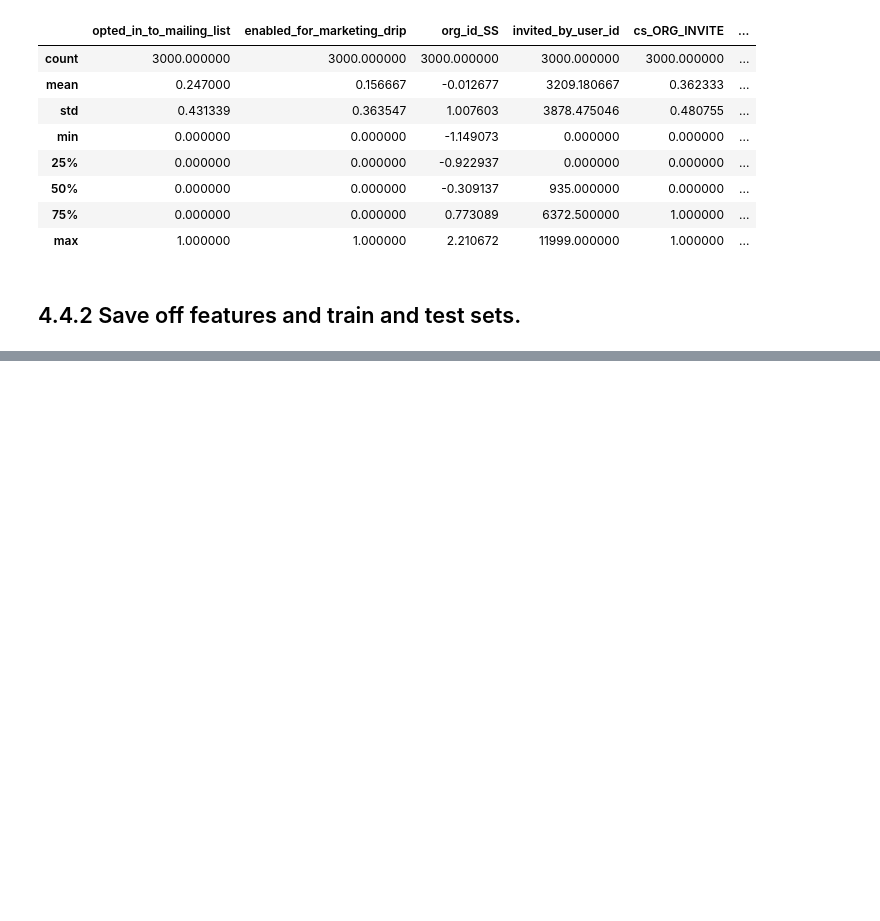
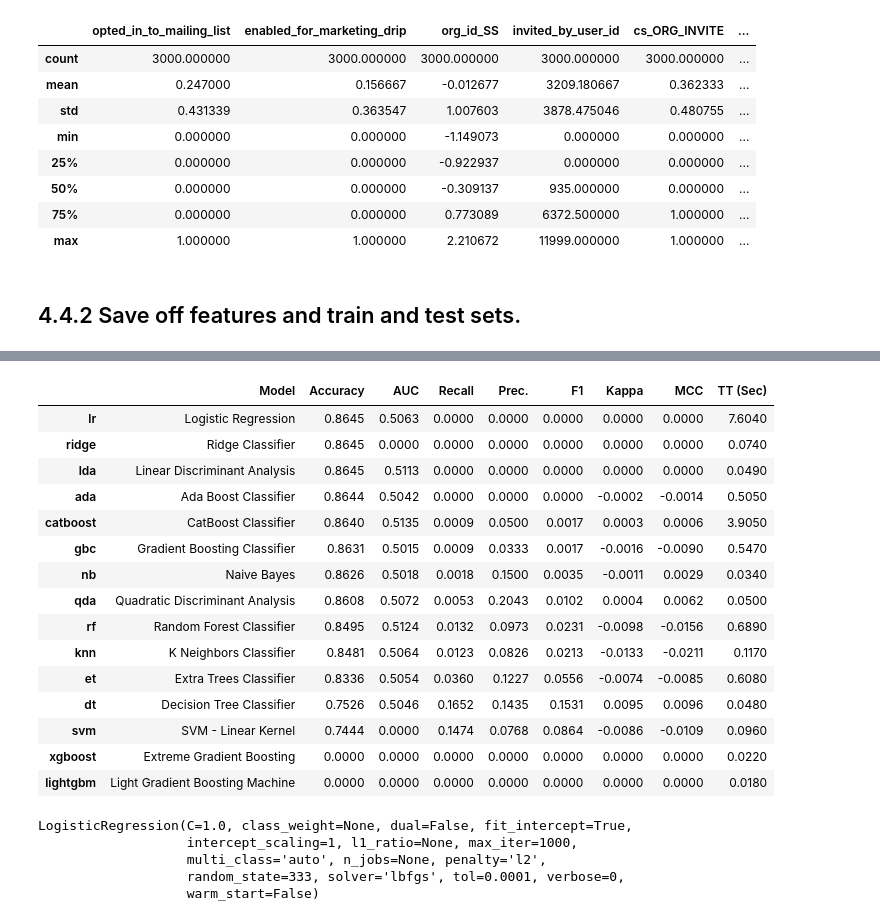
Before and after one commit to BradDoty/SpringboardDataScience, a Jupyter notebook: RelaxTakeHome/relax_challenge/Relax User Adoption Study.ipynb, the cells around one changed output, grey strips where cells are left out. Cells and saved outputs as stored; diff of their text form; code cells hidden in the pictures; blank space fills up the shorter version.

```diff
--- a/RelaxTakeHome/relax_challenge/Relax User Adoption Study.ipynb
+++ b/RelaxTakeHome/relax_challenge/Relax User Adoption Study.ipynb
@@ -871,0 +948,24 @@ Xs_test.to_csv('./Xs_test.csv')
+# %%
+compare_models()
+# %% [output]
+|  | Model | Accuracy | AUC | Recall | Prec. | F1 | Kappa | MCC | TT (Sec) |
+| lr | Logistic Regression | 0.8645 | 0.5063 | 0.0000 | 0.0000 | 0.0000 | 0.0000 | 0.0000 | 7.6040 |
+| ridge | Ridge Classifier | 0.8645 | 0.0000 | 0.0000 | 0.0000 | 0.0000 | 0.0000 | 0.0000 | 0.0740 |
+| lda | Linear Discriminant Analysis | 0.8645 | 0.5113 | 0.0000 | 0.0000 | 0.0000 | 0.0000 | 0.0000 | 0.0490 |
+| ada | Ada Boost Classifier | 0.8644 | 0.5042 | 0.0000 | 0.0000 | 0.0000 | -0.0002 | -0.0014 | 0.5050 |
+| catboost | CatBoost Classifier | 0.8640 | 0.5135 | 0.0009 | 0.0500 | 0.0017 | 0.0003 | 0.0006 | 3.9050 |
+| gbc | Gradient Boosting Classifier | 0.8631 | 0.5015 | 0.0009 | 0.0333 | 0.0017 | -0.0016 | -0.0090 | 0.5470 |
+| nb | Naive Bayes | 0.8626 | 0.5018 | 0.0018 | 0.1500 | 0.0035 | -0.0011 | 0.0029 | 0.0340 |
+| qda | Quadratic Discriminant Analysis | 0.8608 | 0.5072 | 0.0053 | 0.2043 | 0.0102 | 0.0004 | 0.0062 | 0.0500 |
+| rf | Random Forest Classifier | 0.8495 | 0.5124 | 0.0132 | 0.0973 | 0.0231 | -0.0098 | -0.0156 | 0.6890 |
+| knn | K Neighbors Classifier | 0.8481 | 0.5064 | 0.0123 | 0.0826 | 0.0213 | -0.0133 | -0.0211 | 0.1170 |
+| et | Extra Trees Classifier | 0.8336 | 0.5054 | 0.0360 | 0.1227 | 0.0556 | -0.0074 | -0.0085 | 0.6080 |
+| dt | Decision Tree Classifier | 0.7526 | 0.5046 | 0.1652 | 0.1435 | 0.1531 | 0.0095 | 0.0096 | 0.0480 |
+| svm | SVM - Linear Kernel | 0.7444 | 0.0000 | 0.1474 | 0.0768 | 0.0864 | -0.0086 | -0.0109 | 0.0960 |
+| xgboost | Extreme Gradient Boosting | 0.0000 | 0.0000 | 0.0000 | 0.0000 | 0.0000 | 0.0000 | 0.0000 | 0.0220 |
+| lightgbm | Light Gradient Boosting Machine | 0.0000 | 0.0000 | 0.0000 | 0.0000 | 0.0000 | 0.0000 | 0.0000 | 0.0180 |
+LogisticRegression(C=1.0, class_weight=None, dual=False, fit_intercept=True,
+                   intercept_scaling=1, l1_ratio=None, max_iter=1000,
+                   multi_class='auto', n_jobs=None, penalty='l2',
+                   random_state=333, solver='lbfgs', tol=0.0001, verbose=0,
+                   warm_start=False)
```
Also changed, not shown: parts of 24 cells of this notebook, 5 other files.
